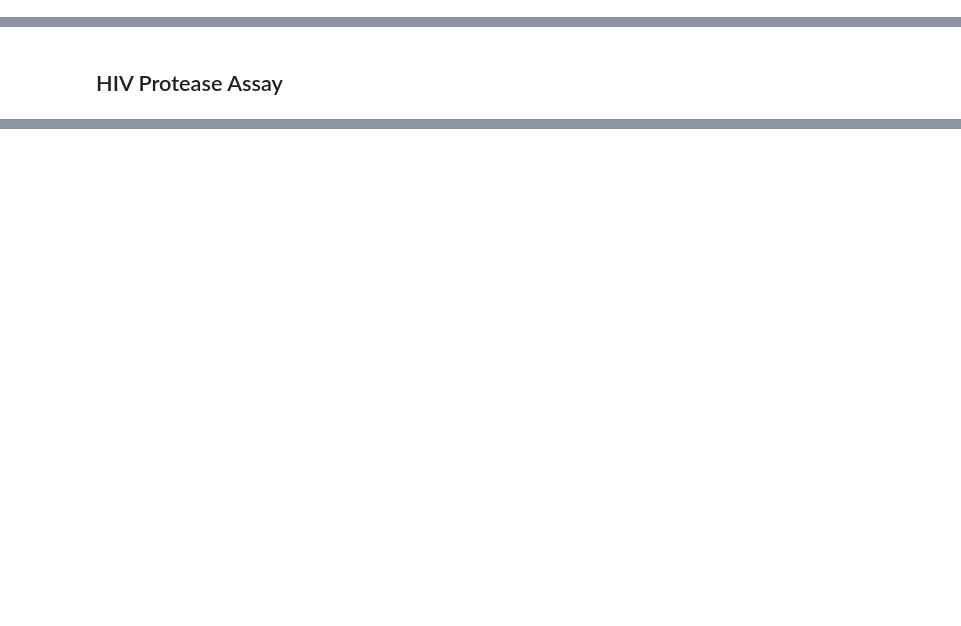
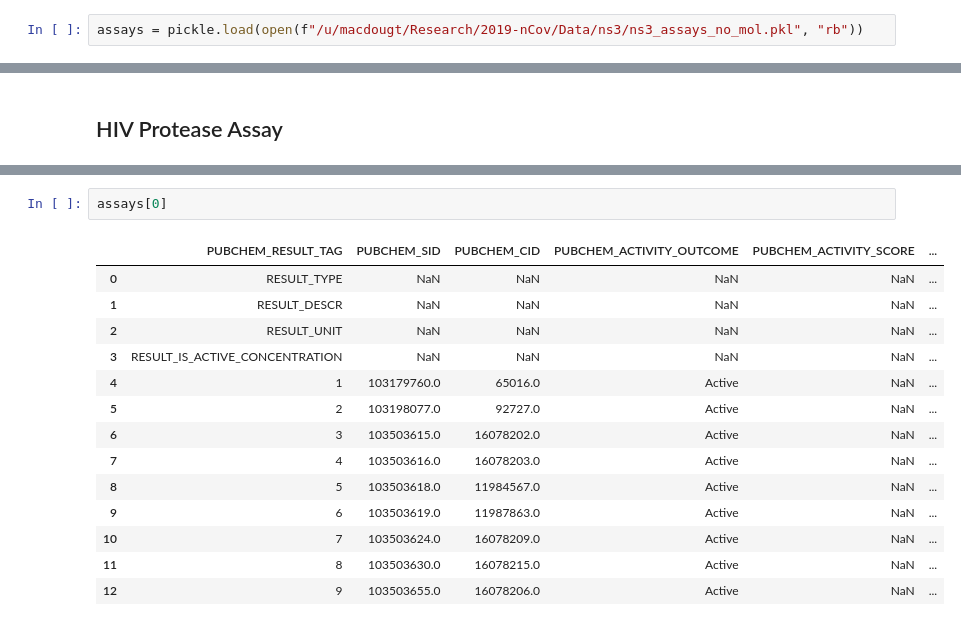
Before and after one commit to tmacdou4/2019-nCov, a Jupyter notebook: notebooks/Dataset_Loading_2.ipynb, the cells around one changed output, grey strips where cells are left out. Cells and saved outputs as stored; diff of their text form; blank space fills up the shorter version.

```diff
--- a/notebooks/Dataset_Loading_2.ipynb
+++ b/notebooks/Dataset_Loading_2.ipynb
@@ -77,0 +149,2 @@ for i, AID in zip(range(len(AIDs)), AIDs):
+# %%
+assays = pickle.load(open(f"/u/macdougt/Research/2019-nCov/Data/ns3/ns3_assays_no_mol.pkl", "rb"))
@@ -87,0 +249,17 @@ for i, AID in zip(range(len(AIDs)), AIDs):
+# %%
+assays[0]
+# %% [output]
+|  | PUBCHEM_RESULT_TAG | PUBCHEM_SID | PUBCHEM_CID | PUBCHEM_ACTIVITY_OUTCOME | PUBCHEM_ACTIVITY_SCORE | ... |
+| 0 | RESULT_TYPE | NaN | NaN | NaN | NaN | ... |
+| 1 | RESULT_DESCR | NaN | NaN | NaN | NaN | ... |
+| 2 | RESULT_UNIT | NaN | NaN | NaN | NaN | ... |
+| 3 | RESULT_IS_ACTIVE_CONCENTRATION | NaN | NaN | NaN | NaN | ... |
+| 4 | 1 | 103179760.0 | 65016.0 | Active | NaN | ... |
+| 5 | 2 | 103198077.0 | 92727.0 | Active | NaN | ... |
+| 6 | 3 | 103503615.0 | 16078202.0 | Active | NaN | ... |
+| 7 | 4 | 103503616.0 | 16078203.0 | Active | NaN | ... |
+| 8 | 5 | 103503618.0 | 11984567.0 | Active | NaN | ... |
+| 9 | 6 | 103503619.0 | 11987863.0 | Active | NaN | ... |
+| 10 | 7 | 103503624.0 | 16078209.0 | Active | NaN | ... |
+| 11 | 8 | 103503630.0 | 16078215.0 | Active | NaN | ... |
+| 12 | 9 | 103503655.0 | 16078206.0 | Active | NaN | ... |
```
Also changed, not shown: parts of 44 cells of this notebook, 1 other file.
